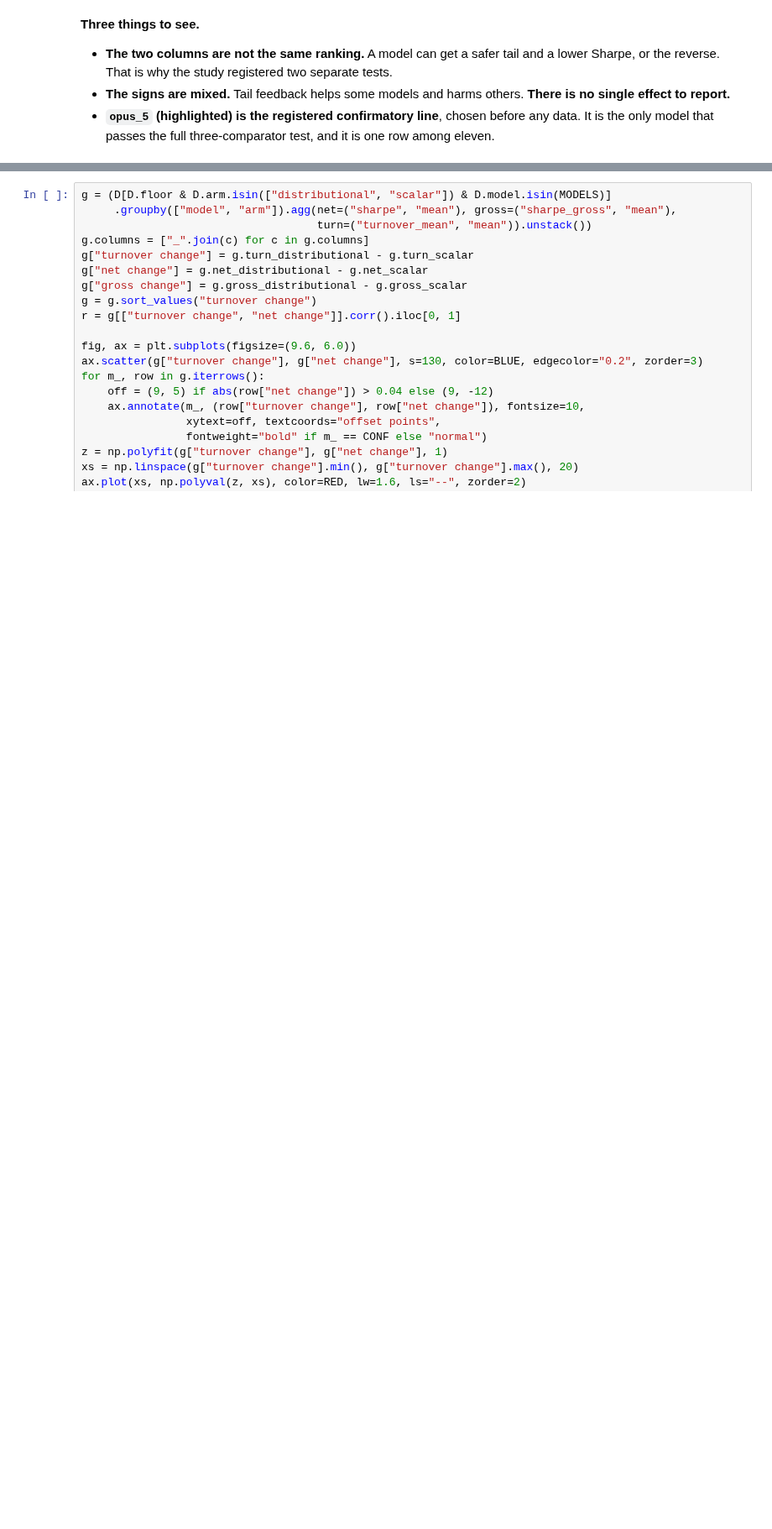
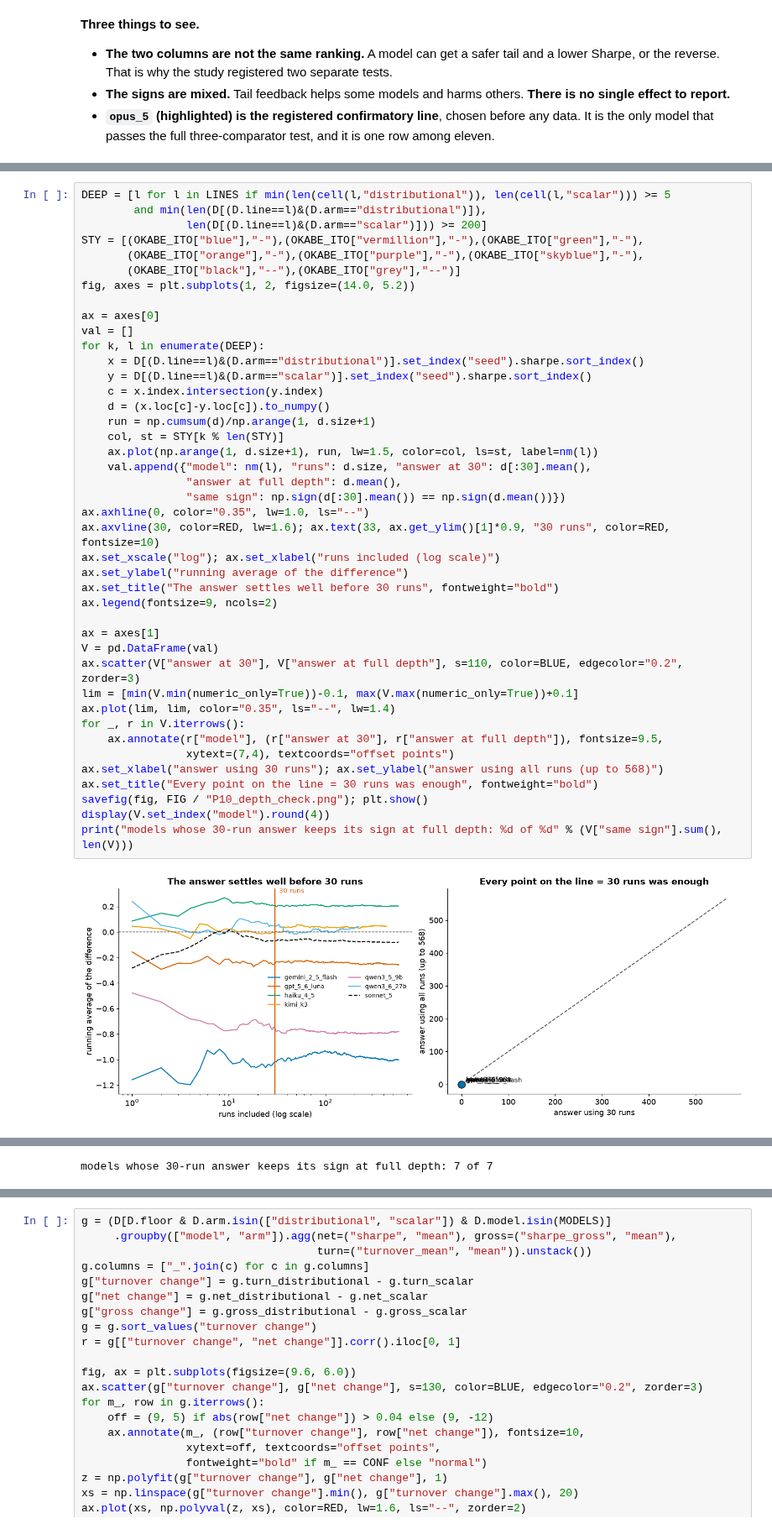
Before and after one commit to abailey81/llm-reward-portfolio, a Jupyter notebook: notebooks/presentation_results.ipynb, the cells around one changed output, grey strips where cells are left out. Shown at 84% size. Cells and saved outputs as stored; diff of their text form; blank space fills up the shorter version.

```diff
--- a/notebooks/presentation_results.ipynb
+++ b/notebooks/presentation_results.ipynb
@@ -181,0 +355,44 @@ display(R.set_index("model").round(4))
+# %%
+DEEP = [l for l in LINES if min(len(cell(l,"distributional")), len(cell(l,"scalar"))) >= 5
+        and min(len(D[(D.line==l)&(D.arm=="distributional")]),
+                len(D[(D.line==l)&(D.arm=="scalar")])) >= 200]
+STY = [(OKABE_ITO["blue"],"-"),(OKABE_ITO["vermillion"],"-"),(OKABE_ITO["green"],"-"),
+       (OKABE_ITO["orange"],"-"),(OKABE_ITO["purple"],"-"),(OKABE_ITO["skyblue"],"-"),
+       (OKABE_ITO["black"],"--"),(OKABE_ITO["grey"],"--")]
+fig, axes = plt.subplots(1, 2, figsize=(14.0, 5.2))
+
+ax = axes[0]
+val = []
+for k, l in enumerate(DEEP):
+    x = D[(D.line==l)&(D.arm=="distributional")].set_index("seed").sharpe.sort_index()
+    y = D[(D.line==l)&(D.arm=="scalar")].set_index("seed").sharpe.sort_index()
+    c = x.index.intersection(y.index)
+    d = (x.loc[c]-y.loc[c]).to_numpy()
+    run = np.cumsum(d)/np.arange(1, d.size+1)
+    col, st = STY[k % len(STY)]
+    ax.plot(np.arange(1, d.size+1), run, lw=1.5, color=col, ls=st, label=nm(l))
+    val.append({"model": nm(l), "runs": d.size, "answer at 30": d[:30].mean(),
+                "answer at full depth": d.mean(),
+                "same sign": np.sign(d[:30].mean()) == np.sign(d.mean())})
+ax.axhline(0, color="0.35", lw=1.0, ls="--")
+ax.axvline(30, color=RED, lw=1.6); ax.text(33, ax.get_ylim()[1]*0.9, "30 runs", color=RED, fontsize=10)
+ax.set_xscale("log"); ax.set_xlabel("runs included (log scale)")
+ax.set_ylabel("running average of the difference")
+ax.set_title("The answer settles well before 30 runs", fontweight="bold")
+ax.legend(fontsize=9, ncols=2)
+
+ax = axes[1]
+V = pd.DataFrame(val)
+ax.scatter(V["answer at 30"], V["answer at full depth"], s=110, color=BLUE, edgecolor="0.2", zorder=3)
+lim = [min(V.min(numeric_only=True))-0.1, max(V.max(numeric_only=True))+0.1]
+ax.plot(lim, lim, color="0.35", ls="--", lw=1.4)
+for _, r in V.iterrows():
+    ax.annotate(r["model"], (r["answer at 30"], r["answer at full depth"]), fontsize=9.5,
+                xytext=(7,4), textcoords="offset points")
+ax.set_xlabel("answer using 30 runs"); ax.set_ylabel("answer using all runs (up to 568)")
+ax.set_title("Every point on the line = 30 runs was enough", fontweight="bold")
+savefig(fig, FIG / "P10_depth_check.png"); plt.show()
+display(V.set_index("model").round(4))
+print("models whose 30-run answer keeps its sign at full depth: %d of %d" % (V["same sign"].sum(), len(V)))
+# %% [output]
+[figure, added]
@@ -181,0 +408 @@ display(R.set_index("model").round(4))
+models whose 30-run answer keeps its sign at full depth: 7 of 7
```
Also changed, not shown: parts of 24 cells of this notebook, 15 other files.
